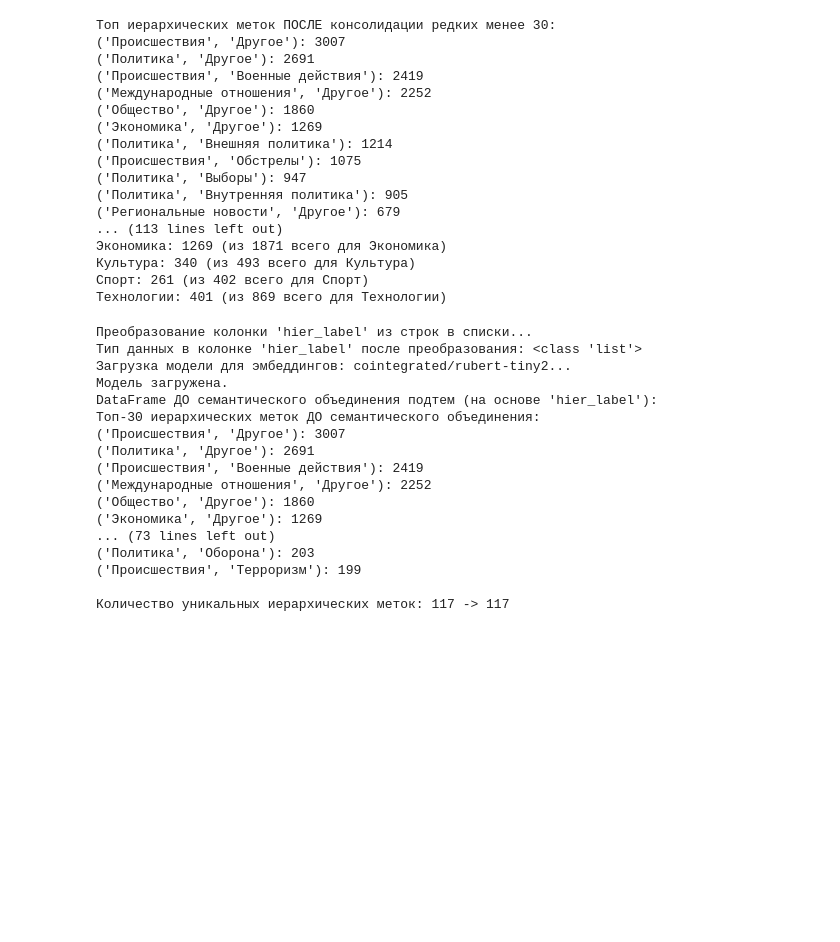
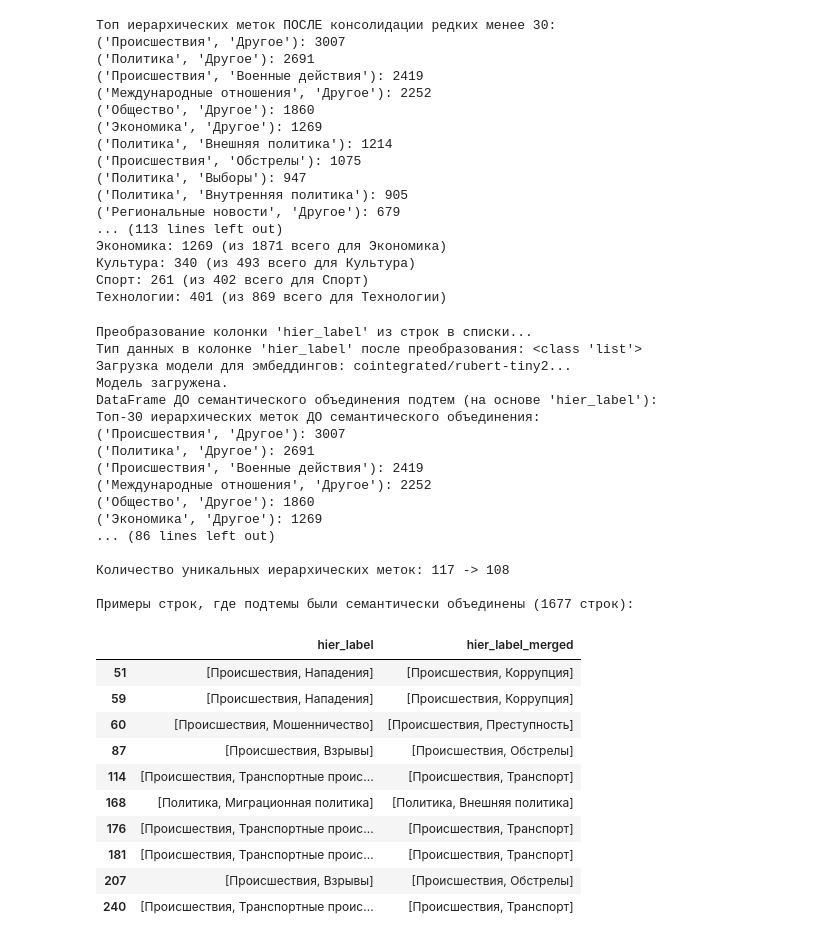
Before and after one commit to maxlyara1/ikanam_news, a Jupyter notebook: yandex_and_T_try.ipynb, the cells around one changed output. Cells and saved outputs as stored; diff of their text form; code cells hidden in the pictures; blank space fills up the shorter version.

```diff
--- a/yandex_and_T_try.ipynb
+++ b/yandex_and_T_try.ipynb
@@ -1127,7 +1127,7 @@ else:
 
 # 0. Параметры
 MODEL_NAME_EMBEDDINGS = 'cointegrated/rubert-tiny2' # Модель для получения эмбеддингов
-SIMILARITY_THRESHOLD = 0.96 # Порог косинусного сходства для объединения (подбирается экспериментально, 0.8-0.95)
+SIMILARITY_THRESHOLD = 0.9 # Порог косинусного сходства для объединения (подбирается экспериментально, 0.8-0.95)
 MIN_SUBTHEME_COUNT_FOR_MERGE_TARGET = 10 # Не объединять В подтему, если она сама по себе очень редкая (можно настроить)
 
 print(f"Загрузка модели для эмбеддингов: {MODEL_NAME_EMBEDDINGS}...")
@@ -1320,37 +1320,48 @@ else:
 
     # Показать примеры, где произошло объединение
     # Создадим столбец с исходным значением для сравнения, если 'hier_label_merged' отличается
     df_filtered_after_semantic_merge['temp_hier_consolidated_tuple'] = df_filtered_after_semantic_merge['hier_label'].apply(lambda x: tuple(x) if isinstance(x,list) and len(x)==2 else None)
     df_filtered_after_semantic_merge['temp_hier_merged_tuple'] = df_filtered_after_semantic_merge['hier_label_merged'].apply(lambda x: tuple(x) if isinstance(x,list) and len(x)==2 else None)
 
     df_changed_semantic = df_filtered_after_semantic_merge[
         df_filtered_after_semantic_merge['temp_hier_consolidated_tuple'].notna() &
         df_filtered_after_semantic_merge['temp_hier_merged_tuple'].notna() &
         (df_filtered_after_semantic_merge['temp_hier_consolidated_tuple'] != df_filtered_after_semantic_merge['temp_hier_merged_tuple'])
     ]
     if not df_changed_semantic.empty:
         print(f"\nПримеры строк, где подтемы были семантически объединены ({len(df_changed_semantic)} строк):")
         display(df_changed_semantic[['hier_label', 'hier_label_merged']].head(10))
 
     df_filtered_after_semantic_merge.drop(columns=['temp_hier_consolidated_tuple', 'temp_hier_merged_tuple'], inplace=True, errors='ignore')
 # %% [output]
 Преобразование колонки 'hier_label' из строк в списки...
 Тип данных в колонке 'hier_label' после преобразования: <class 'list'>
 Загрузка модели для эмбеддингов: cointegrated/rubert-tiny2...
 Модель загружена.
 DataFrame ДО семантического объединения подтем (на основе 'hier_label'):
 Топ-30 иерархических меток ДО семантического объединения:
 ('Происшествия', 'Другое'): 3007
 ('Политика', 'Другое'): 2691
 ('Происшествия', 'Военные действия'): 2419
 ('Международные отношения', 'Другое'): 2252
 ('Общество', 'Другое'): 1860
 ('Экономика', 'Другое'): 1269
-... (73 lines left out)
-('Политика', 'Оборона'): 203
-('Происшествия', 'Терроризм'): 199
+... (86 lines left out)
 
-Количество уникальных иерархических меток: 117 -> 117
+Количество уникальных иерархических меток: 117 -> 108
+
+Примеры строк, где подтемы были семантически объединены (1677 строк):
+|  | hier_label | hier_label_merged |
+| 51 | [Происшествия, Нападения] | [Происшествия, Коррупция] |
+| 59 | [Происшествия, Нападения] | [Происшествия, Коррупция] |
+| 60 | [Происшествия, Мошенничество] | [Происшествия, Преступность] |
+| 87 | [Происшествия, Взрывы] | [Происшествия, Обстрелы] |
+| 114 | [Происшествия, Транспортные проис... | [Происшествия, Транспорт] |
+| 168 | [Политика, Миграционная политика] | [Политика, Внешняя политика] |
+| 176 | [Происшествия, Транспортные проис... | [Происшествия, Транспорт] |
+| 181 | [Происшествия, Транспортные проис... | [Происшествия, Транспорт] |
+| 207 | [Происшествия, Взрывы] | [Происшествия, Обстрелы] |
+| 240 | [Происшествия, Транспортные проис... | [Происшествия, Транспорт] |
 # %%
 df_filtered
 # %% [output]
```
Also changed, not shown: 1 other file.
